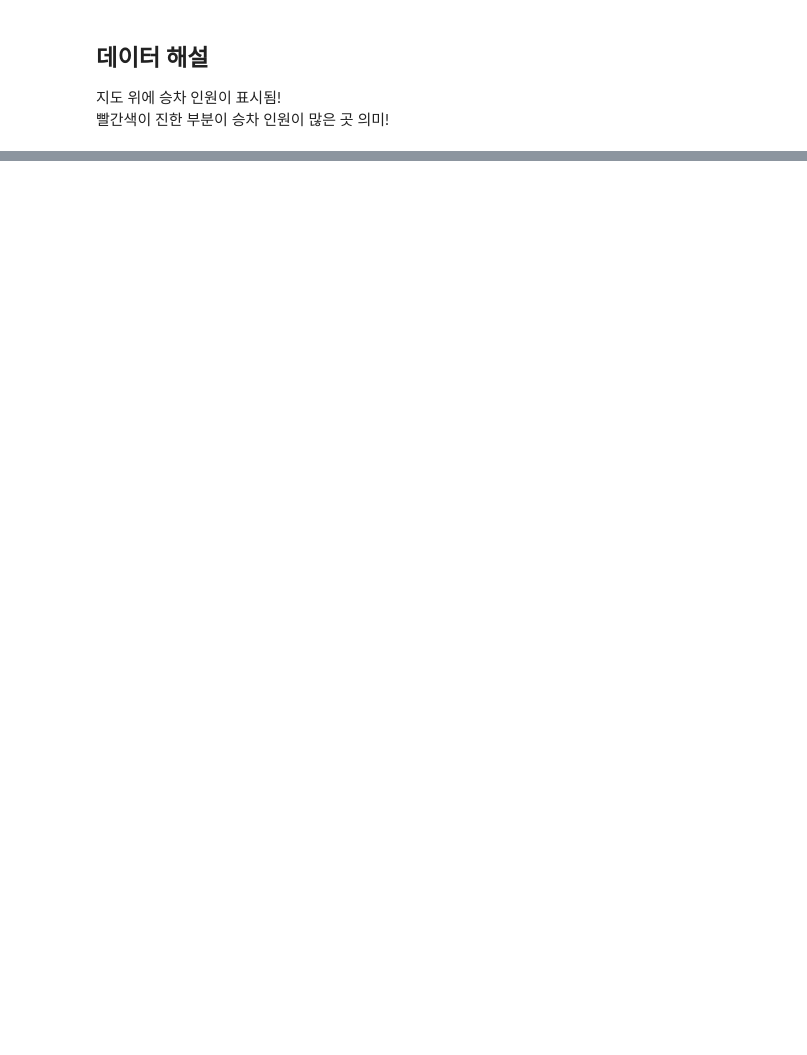
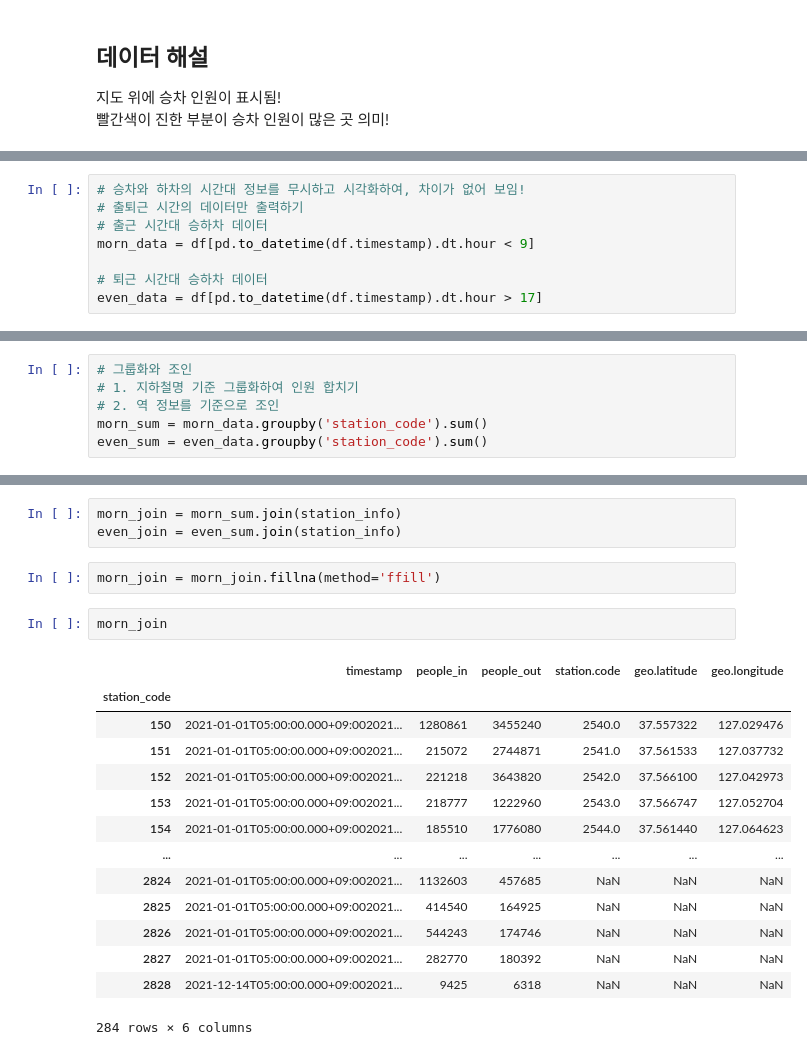
Before and after one commit to layla-focalors/AColab_Github_data_processing, a Jupyter notebook: Subway_inout.ipynb, the cells around one changed output, grey strips where cells are left out. Drawn from its saved outputs; the diff is of its cells as text; blank space fills up the shorter version.

```diff
--- a/Subway_inout.ipynb
+++ b/Subway_inout.ipynb
@@ -244,0 +253,8 @@ seoul_in
+# %%
+# 승차와 하차의 시간대 정보를 무시하고 시각화하여, 차이가 없어 보임!
+# 출퇴근 시간의 데이터만 출력하기
+# 출근 시간대 승하차 데이터
+morn_data = df[pd.to_datetime(df.timestamp).dt.hour < 9]
+
+# 퇴근 시간대 승하차 데이터
+even_data = df[pd.to_datetime(df.timestamp).dt.hour > 17]
@@ -244,0 +293,6 @@ seoul_in
+# %%
+# 그룹화와 조인
+# 1. 지하철명 기준 그룹화하여 인원 합치기
+# 2. 역 정보를 기준으로 조인
+morn_sum = morn_data.groupby('station_code').sum()
+even_sum = even_data.groupby('station_code').sum()
@@ -244,0 +319,22 @@ seoul_in
+# %%
+morn_join = morn_sum.join(station_info)
+even_join = even_sum.join(station_info)
+# %%
+morn_join = morn_join.fillna(method='ffill')
+# %%
+morn_join
+# %% [output]
+|  | timestamp | people_in | people_out | station.code | geo.latitude | geo.longitude |
+| station_code |  |  |  |  |  |  |
+| 150 | 2021-01-01T05:00:00.000+09:002021... | 1280861 | 3455240 | 2540.0 | 37.557322 | 127.029476 |
+| 151 | 2021-01-01T05:00:00.000+09:002021... | 215072 | 2744871 | 2541.0 | 37.561533 | 127.037732 |
+| 152 | 2021-01-01T05:00:00.000+09:002021... | 221218 | 3643820 | 2542.0 | 37.566100 | 127.042973 |
+| 153 | 2021-01-01T05:00:00.000+09:002021... | 218777 | 1222960 | 2543.0 | 37.566747 | 127.052704 |
+| 154 | 2021-01-01T05:00:00.000+09:002021... | 185510 | 1776080 | 2544.0 | 37.561440 | 127.064623 |
+| ... | ... | ... | ... | ... | ... | ... |
+| 2824 | 2021-01-01T05:00:00.000+09:002021... | 1132603 | 457685 | NaN | NaN | NaN |
+| 2825 | 2021-01-01T05:00:00.000+09:002021... | 414540 | 164925 | NaN | NaN | NaN |
+| 2826 | 2021-01-01T05:00:00.000+09:002021... | 544243 | 174746 | NaN | NaN | NaN |
+| 2827 | 2021-01-01T05:00:00.000+09:002021... | 282770 | 180392 | NaN | NaN | NaN |
+| 2828 | 2021-12-14T05:00:00.000+09:002021... | 9425 | 6318 | NaN | NaN | NaN |
+284 rows × 6 columns
```
Also changed, not shown: parts of 8 cells of this notebook.
